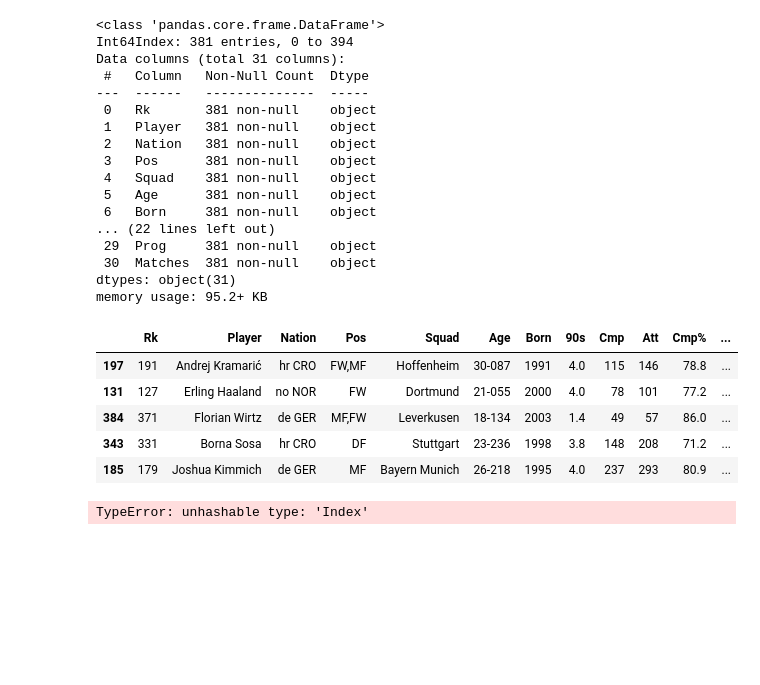
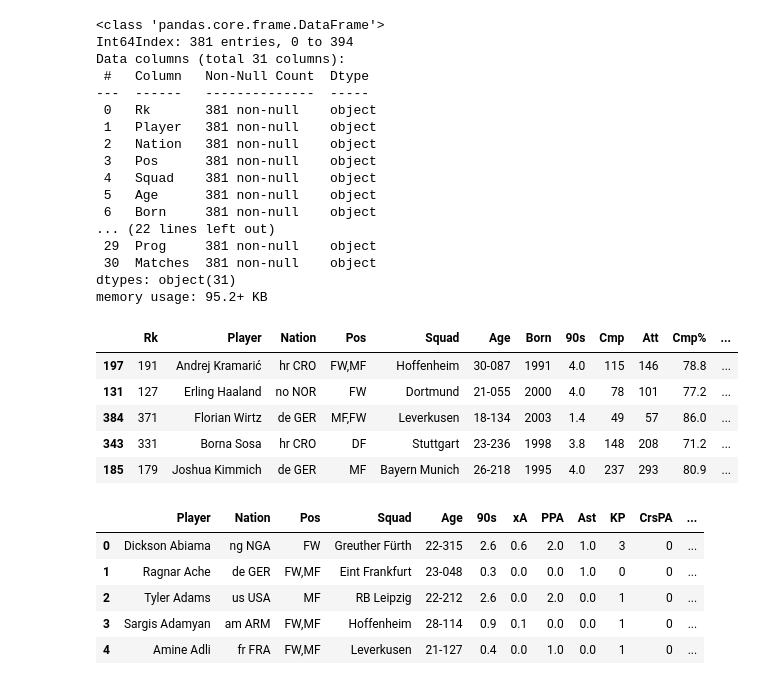
Before and after one commit to guilhermefrrr/portfolio, a Jupyter notebook: scatter plot.ipynb, the cells around one changed output. Drawn from its saved outputs; the diff is of its cells as text; code cells hidden in the pictures; blank space fills up the shorter version.

```diff
--- a/scatter plot.ipynb
+++ b/scatter plot.ipynb
@@ -85,8 +85,8 @@ memory usage: 95.2+ KB
 # Para plotar as estatísticas no gráfico, é necessário que elas sejam interpretadas como números pelo Pandas
 # Para isso, vamos converter cada uma das colunas necessárias para o gráfico
 
-df['xA'] = pd.to_numeric(df['xA'], errors='coerce')
-df['1/3'] = pd.to_numeric(df['1/3'], errors='coerce')
-df['Ast'] = pd.to_numeric(df['Ast'], errors='coerce')
-df['PPA'] = pd.to_numeric(df['PPA'], errors='coerce')
+df_raw['xA'] = pd.to_numeric(df_raw['xA'], errors='coerce')
+df_raw['1/3'] = pd.to_numeric(df_raw['1/3'], errors='coerce')
+df_raw['Ast'] = pd.to_numeric(df_raw['Ast'], errors='coerce')
+df_raw['PPA'] = pd.to_numeric(df_raw['PPA'], errors='coerce')
 # %%
@@ -98,13 +98,16 @@ df.sort_values(['Ast'], ascending = False).head()
 | 384 | 371 | Florian Wirtz | de GER | MF,FW | Leverkusen | 18-134 | 2003 | 1.4 | 49 | 57 | 86.0 | ... |
 | 343 | 331 | Borna Sosa | hr CRO | DF | Stuttgart | 23-236 | 1998 | 3.8 | 148 | 208 | 71.2 | ... |
 | 185 | 179 | Joshua Kimmich | de GER | MF | Bayern Munich | 26-218 | 1995 | 4.0 | 237 | 293 | 80.9 | ... |
-# %%
-#colunas = list(df.columns)
-df = df[[df.columns[1:6]] + [df.columns[10:13]]]
-#df = df[[df.columns[1:6]] + [df.columns[7]] + [df.columns[10:13]]]
-df
-# %% [output]
-TypeError: unhashable type: 'Index'
+# %%
+df = df_raw[['Player', 'Nation', 'Pos', 'Squad', 'Age', '90s', 'xA', 'PPA', 'Ast', 'KP', 'CrsPA', 'Prog']]
+df.head()
+# %% [output]
+|  | Player | Nation | Pos | Squad | Age | 90s | xA | PPA | Ast | KP | CrsPA | ... |
+| 0 | Dickson Abiama | ng NGA | FW | Greuther Fürth | 22-315 | 2.6 | 0.6 | 2.0 | 1.0 | 3 | 0 | ... |
+| 1 | Ragnar Ache | de GER | FW,MF | Eint Frankfurt | 23-048 | 0.3 | 0.0 | 0.0 | 1.0 | 0 | 0 | ... |
+| 2 | Tyler Adams | us USA | MF | RB Leipzig | 22-212 | 2.6 | 0.0 | 2.0 | 0.0 | 1 | 0 | ... |
+| 3 | Sargis Adamyan | am ARM | FW,MF | Hoffenheim | 28-114 | 0.9 | 0.1 | 0.0 | 0.0 | 1 | 0 | ... |
+| 4 | Amine Adli | fr FRA | FW,MF | Leverkusen | 21-127 | 0.4 | 0.0 | 1.0 | 0.0 | 1 | 0 | ... |
 # %%
 # Criando esse novo data frame (df_xA), estou possibilitando que os nomes dos jogadores sejam gerados automaticamente no gráfico
 # Primeiro eu organizo os jogadores em ordem decrescente de xA para ver quem são os melhores nesse quesito
```
Also changed, not shown: parts of 9 cells of this notebook.
